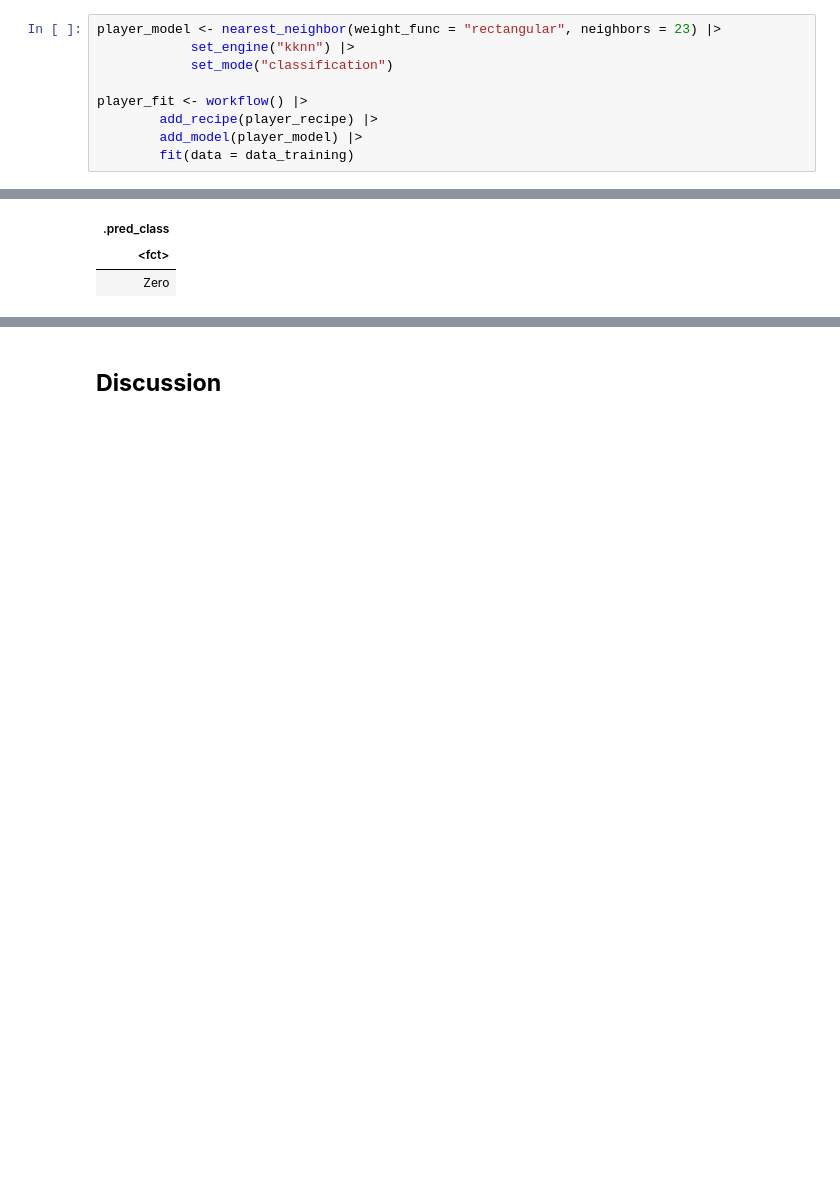
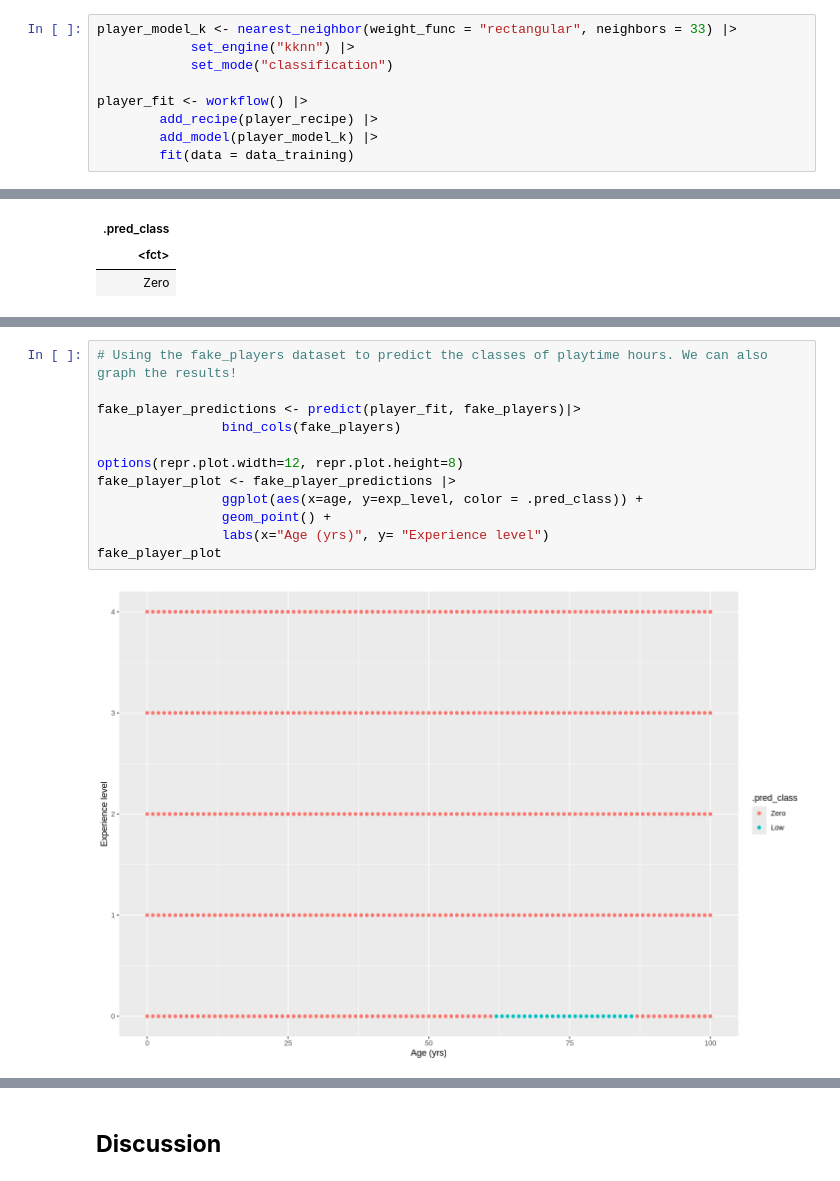
Before and after one commit to amazingk147/DSCI100-Project-Group-42, a Jupyter notebook: project_notebook.ipynb, the cells around one changed output, grey strips where cells are left out. Cells and saved outputs as stored; diff of their text form; blank space fills up the shorter version.

```diff
--- a/project_notebook.ipynb
+++ b/project_notebook.ipynb
@@ -258,11 +249,11 @@ It appears that the accuracy maxes out and plateaus around 23 (though note that
 # %%
-player_model <- nearest_neighbor(weight_func = "rectangular", neighbors = 23) |>
+player_model_k <- nearest_neighbor(weight_func = "rectangular", neighbors = 33) |>
             set_engine("kknn") |>
             set_mode("classification")
 
 player_fit <- workflow() |>
         add_recipe(player_recipe) |>
-        add_model(player_model) |>
+        add_model(player_model_k) |>
         fit(data = data_training)
 # %% [markdown]
 Now for the evaluation of accuracy based on the training set:
@@ -344,0 +316,14 @@ A data.frame: 505 × 2
+# %%
+# Using the fake_players dataset to predict the classes of playtime hours. We can also graph the results!
+
+fake_player_predictions <- predict(player_fit, fake_players)|>
+                bind_cols(fake_players)
+
+options(repr.plot.width=12, repr.plot.height=8)
+fake_player_plot <- fake_player_predictions |>
+                ggplot(aes(x=age, y=exp_level, color = .pred_class)) +
+                geom_point() +
+                labs(x="Age (yrs)", y= "Experience level")
+fake_player_plot
+# %% [output]
+[figure, added]
```
Also changed, not shown: parts of 12 cells of this notebook.
